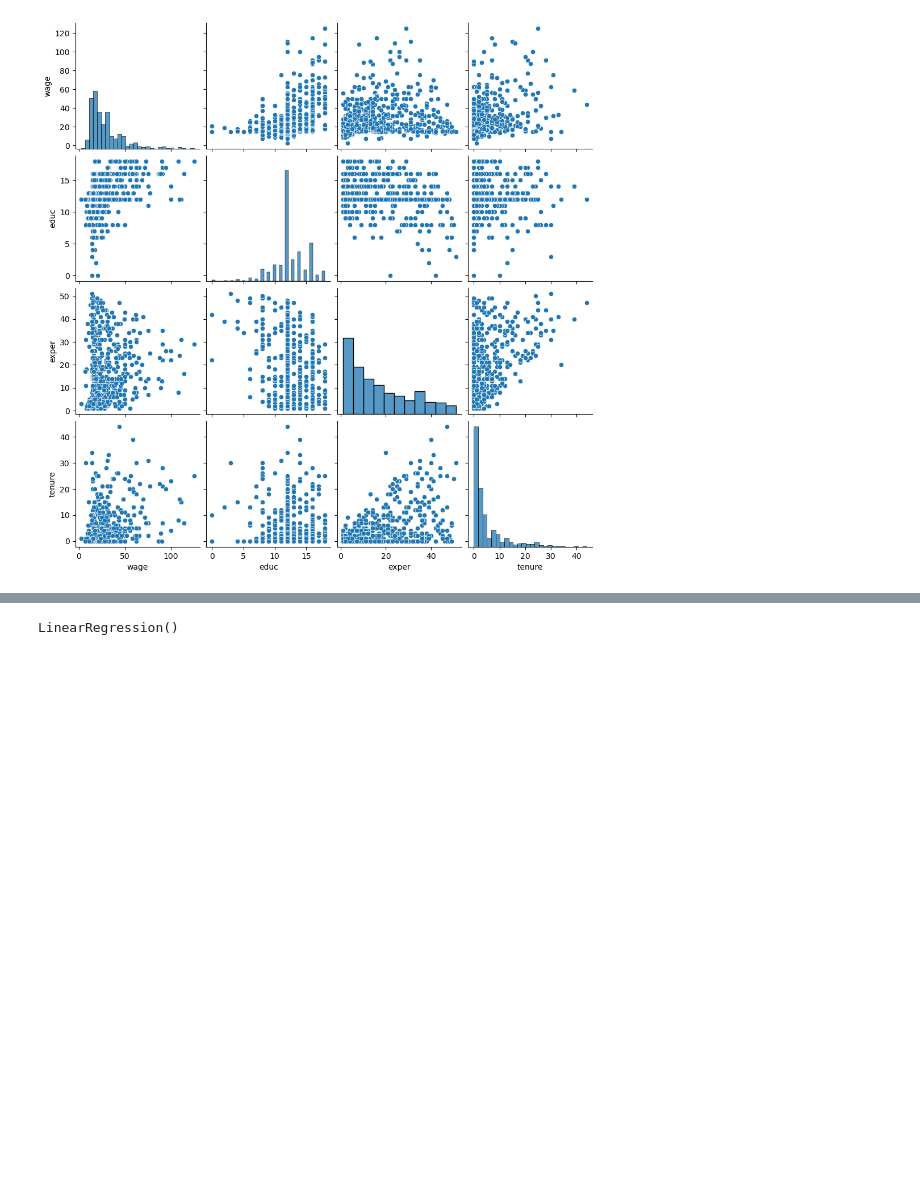
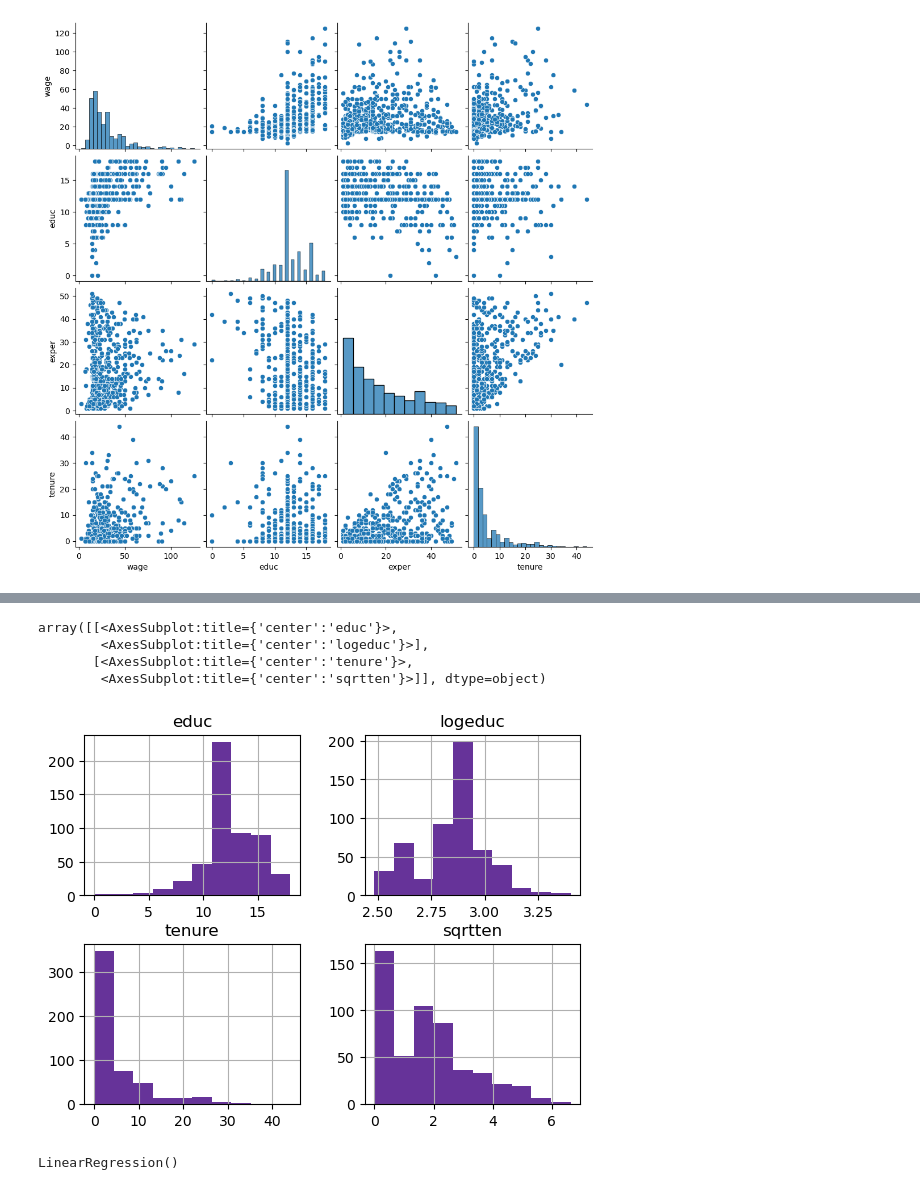
Before and after one commit to phrkyt/ImperialMBA_Regression, a Jupyter notebook: linear_regression.ipynb, the cells around one changed output, grey strips where cells are left out. Cells and saved outputs as stored; diff of their text form; code cells hidden in the pictures; blank space fills up the shorter version.

```diff
--- a/linear_regression.ipynb
+++ b/linear_regression.ipynb
@@ -178,3 +182,6 @@ y = wagesraw['wage']
 sns.pairplot(wagesraw[['wage','educ','exper','tenure']]);
 # %% [output]
 [figure]
+# %%
+wagesraw['nodep']= np.where(wagesraw['numdep'] == 0, 1, 0)
+wagesraw['sqrtexp']= np.sqrt(wagesraw['exper'])
@@ -181,3 +206,20 @@ sns.pairplot(wagesraw[['wage','educ','exper','tenure']]);
+# %%
+wagesraw['sqrtten']= np.power(wagesraw['tenure'],1/2)
+#wagesraw['sqrteduc']= np.sqrt(35-wagesraw['educ'])
+wagesraw['logeduc']= np.log(30-wagesraw['educ'])
+#wagesraw.rename(columns={"sqrteduc": "logeduc"})
+#np.power((df1['Score']),1/3)
+# %%
+
+#wagesraw = wagesraw.drop(columns='sqrteduc')
+wagesraw.sample(20)
+wagesraw[['educ','logeduc','tenure','sqrtten']].hist(color='rebeccapurple')
+# %% [output]
+array([[<AxesSubplot:title={'center':'educ'}>,
+        <AxesSubplot:title={'center':'logeduc'}>],
+       [<AxesSubplot:title={'center':'tenure'}>,
+        <AxesSubplot:title={'center':'sqrtten'}>]], dtype=object)
+[figure, added]
 # %%
 x_train, x_test, y_train, y_test = train_test_split(x, y, test_size = 0.1, random_state = 100)
 # %%
```
Also changed, not shown: parts of 44 cells of this notebook.
